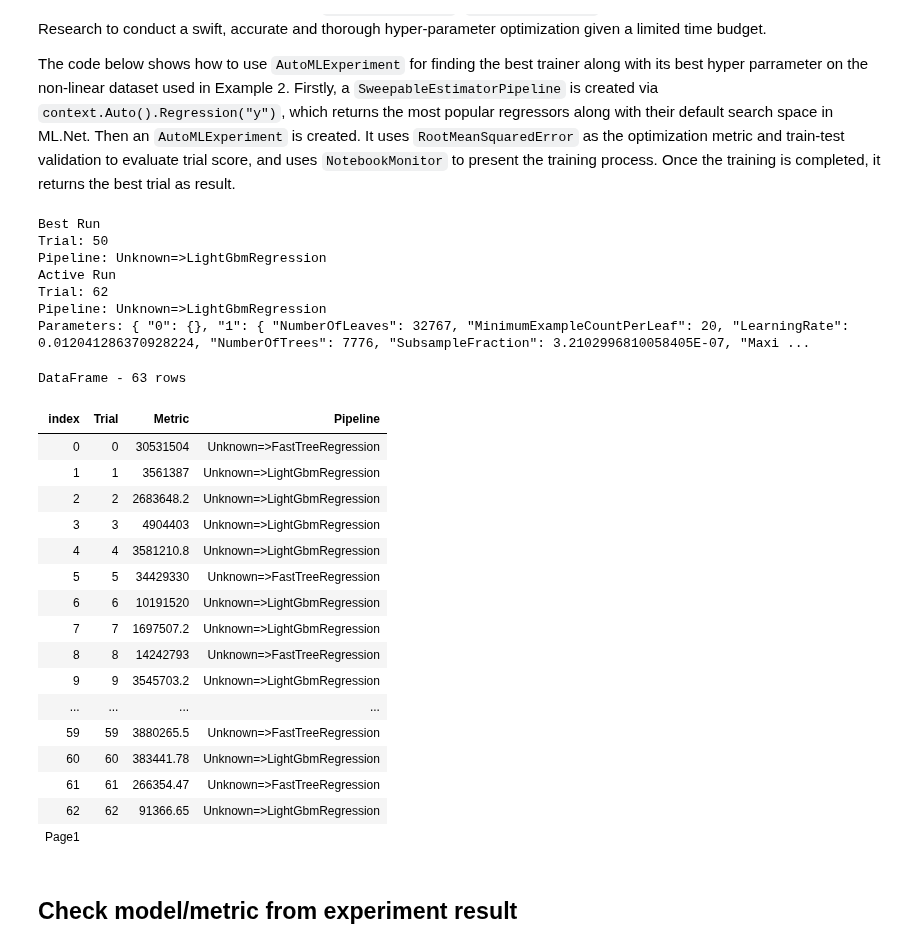
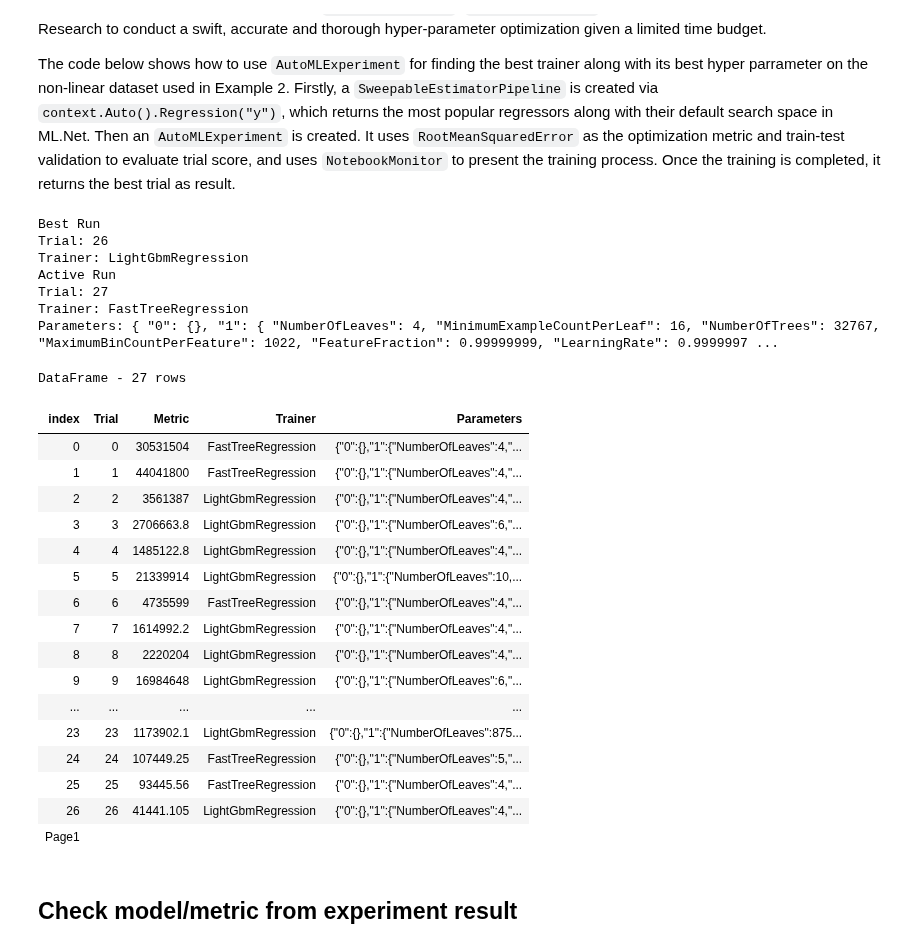
Before and after one commit to dotnet/csharp-notebooks, a Jupyter notebook: machine-learning/03-Training and AutoML.ipynb, the cells around one changed output. Cells and saved outputs as stored; diff of their text form; code cells hidden in the pictures.

```diff
--- a/machine-learning/03-Training and AutoML.ipynb
+++ b/machine-learning/03-Training and AutoML.ipynb
@@ -186,46 +193,46 @@ The code below shows how to use `AutoMLExperiment` for finding the best trainer
 # %%
 var context =new MLContext(seed: 1);
 var pipeline = context.Transforms.Concatenate("Features", "X")
     .Append(context.Auto().Regression("y", useLbfgs: false, useSdca: false, useFastForest: false));
 
 var monitor = new NotebookMonitor();
 var experiment = context.Auto().CreateExperiment();
 experiment.SetPipeline(pipeline)
         .SetEvaluateMetric(RegressionMetric.RootMeanSquaredError, "y")
-        .SetTrainingTimeInSeconds(300)
+        .SetTrainingTimeInSeconds(100)
         .SetDataset(trainTestSplit.TrainSet, trainTestSplit.TestSet)
         .SetMonitor(monitor);
 
 // Configure Visualizer
 monitor.SetUpdate(monitor.Display());
 
-var res = await experiment.Run();
+var res = await experiment.RunAsync();
 # %% [output]
 Best Run
-Trial: 50
-Pipeline: Unknown=>LightGbmRegression
+Trial: 26
+Trainer: LightGbmRegression
 Active Run
-Trial: 62
-Pipeline: Unknown=>LightGbmRegression
-Parameters: { "0": {}, "1": { "NumberOfLeaves": 32767, "MinimumExampleCountPerLeaf": 20, "LearningRate": 0.012041286370928224, "NumberOfTrees": 7776, "SubsampleFraction": 3.2102996810058405E-07, "Maxi ...
+Trial: 27
+Trainer: FastTreeRegression
+Parameters: { "0": {}, "1": { "NumberOfLeaves": 4, "MinimumExampleCountPerLeaf": 16, "NumberOfTrees": 32767, "MaximumBinCountPerFeature": 1022, "FeatureFraction": 0.99999999, "LearningRate": 0.9999997 ...
-DataFrame - 63 rows
+DataFrame - 27 rows
-| index | Trial | Metric | Pipeline |
-| 0 | 0 | 30531504 | Unknown=>FastTreeRegression |
-| 1 | 1 | 3561387 | Unknown=>LightGbmRegression |
-| 2 | 2 | 2683648.2 | Unknown=>LightGbmRegression |
-| 3 | 3 | 4904403 | Unknown=>LightGbmRegression |
-| 4 | 4 | 3581210.8 | Unknown=>LightGbmRegression |
-| 5 | 5 | 34429330 | Unknown=>FastTreeRegression |
-| 6 | 6 | 10191520 | Unknown=>LightGbmRegression |
-| 7 | 7 | 1697507.2 | Unknown=>LightGbmRegression |
-| 8 | 8 | 14242793 | Unknown=>FastTreeRegression |
-| 9 | 9 | 3545703.2 | Unknown=>LightGbmRegression |
-| ... | ... | ... | ... |
-| 59 | 59 | 3880265.5 | Unknown=>FastTreeRegression |
-| 60 | 60 | 383441.78 | Unknown=>LightGbmRegression |
-| 61 | 61 | 266354.47 | Unknown=>FastTreeRegression |
-| 62 | 62 | 91366.65 | Unknown=>LightGbmRegression |
-| Page1 |  |  |  |
+| index | Trial | Metric | Trainer | Parameters |
+| 0 | 0 | 30531504 | FastTreeRegression | {"0":{},"1":{"NumberOfLeaves":4,"... |
+| 1 | 1 | 44041800 | FastTreeRegression | {"0":{},"1":{"NumberOfLeaves":4,"... |
+| 2 | 2 | 3561387 | LightGbmRegression | {"0":{},"1":{"NumberOfLeaves":4,"... |
+| 3 | 3 | 2706663.8 | LightGbmRegression | {"0":{},"1":{"NumberOfLeaves":6,"... |
+| 4 | 4 | 1485122.8 | LightGbmRegression | {"0":{},"1":{"NumberOfLeaves":4,"... |
+| 5 | 5 | 21339914 | LightGbmRegression | {"0":{},"1":{"NumberOfLeaves":10,... |
+| 6 | 6 | 4735599 | FastTreeRegression | {"0":{},"1":{"NumberOfLeaves":4,"... |
+| 7 | 7 | 1614992.2 | LightGbmRegression | {"0":{},"1":{"NumberOfLeaves":4,"... |
+| 8 | 8 | 2220204 | LightGbmRegression | {"0":{},"1":{"NumberOfLeaves":4,"... |
+| 9 | 9 | 16984648 | LightGbmRegression | {"0":{},"1":{"NumberOfLeaves":6,"... |
+| ... | ... | ... | ... | ... |
+| 23 | 23 | 1173902.1 | LightGbmRegression | {"0":{},"1":{"NumberOfLeaves":875... |
+| 24 | 24 | 107449.25 | FastTreeRegression | {"0":{},"1":{"NumberOfLeaves":5,"... |
+| 25 | 25 | 93445.56 | FastTreeRegression | {"0":{},"1":{"NumberOfLeaves":4,"... |
+| 26 | 26 | 41441.105 | LightGbmRegression | {"0":{},"1":{"NumberOfLeaves":4,"... |
+| Page1 |  |  |  |  |
 # %% [markdown]
 ## Check model/metric from experiment result
 # %%
```
Also changed, not shown: parts of 3 cells of this notebook, 3 other files.
